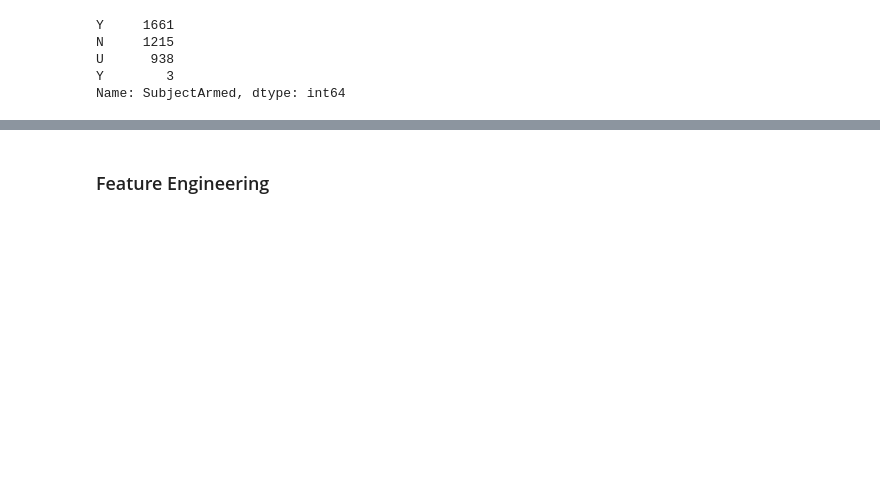
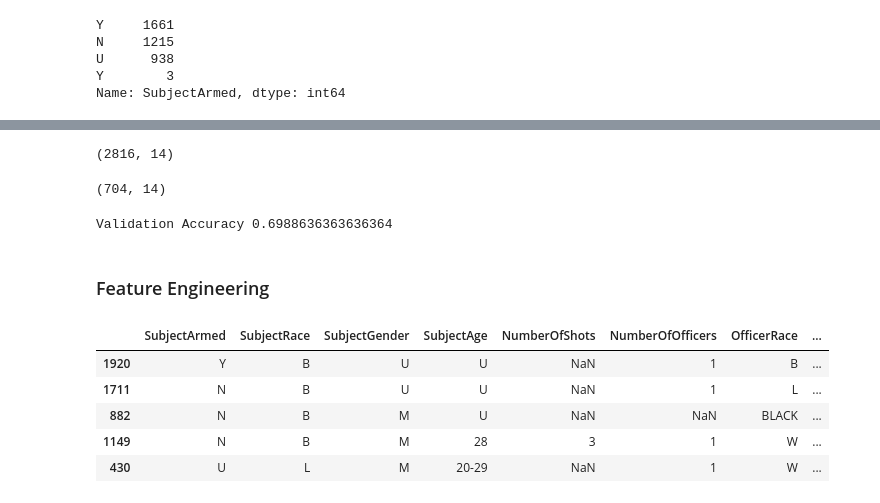
Before and after one commit to adamlutzz/DS-Unit-2-Applied-Modeling, a Jupyter notebook: Fatal_Police_Encounters.ipynb, the cells around one changed output, grey strips where cells are left out. Cells and saved outputs as stored; diff of their text form; code cells hidden in the pictures; blank space fills up the shorter version.

```diff
--- a/Fatal_Police_Encounters.ipynb
+++ b/Fatal_Police_Encounters.ipynb
@@ -420,0 +512,22 @@ Name: OfficerWhite, dtype: int64
+# %%
+import eli5
+from eli5.sklearn import PermutationImportance
+
+# instantiate permuter
+permuter = PermutationImportance(
+    model,
+    scoring='accuracy',
+    n_iter=2,
+    random_state=11
+)
+
+# fit permuter
+permuter.fit(X_val_transformed, y_val)
+feature_names = X_val.columns.tolist()
+
+# show weights
+eli5.show_weights(
+    permuter,
+    top=None,
+    feature_names = feature_names
+)
@@ -421,2 +553,33 @@ Name: OfficerWhite, dtype: int64
+# %%
+# Remove features with zero or less feature importance
+minimum_importance = 0
+mask = permuter.feature_importances_ > minimum_importance
+features = X_train.columns[mask]
+X_train = X_train[features]
+
+X_train.shape
+# %% [output]
+(2816, 14)
+# %%
+# apply to validation as well
+X_val = X_val[features]
+X_val.shape
+# %% [output]
+(704, 14)
+# %%
+# build new pipeline and use features without 0 weight features
+RF_reformed = make_pipeline(
+    ce.OrdinalEncoder(),
+    SimpleImputer(strategy='median'),
+    RandomForestClassifier(max_depth=10, max_features=0.22451179153616552,
+                           n_estimators=459, n_jobs=-1, random_state=11)
+
+)
+
+# score
+RF_reformed.fit(X_train, y_train)
+print ('Validation Accuracy', RF_reformed.score(X_val, y_val))
+# %% [output]
+Validation Accuracy 0.6988636363636364
 # %% [markdown]
 ### Feature Engineering
@@ -424,0 +603,9 @@ Name: OfficerWhite, dtype: int64
+# %%
+X_train.head()
+# %% [output]
+|  | SubjectArmed | SubjectRace | SubjectGender | SubjectAge | NumberOfShots | NumberOfOfficers | OfficerRace | ... |
+| 1920 | Y | B | U | U | NaN | 1 | B | ... |
+| 1711 | N | B | U | U | NaN | 1 | L | ... |
+| 882 | N | B | M | U | NaN | NaN | BLACK | ... |
+| 1149 | N | B | M | 28 | 3 | 1 | W | ... |
+| 430 | U | L | M | 20-29 | NaN | 1 | W | ... |
```
Also changed, not shown: parts of 29 cells of this notebook.
